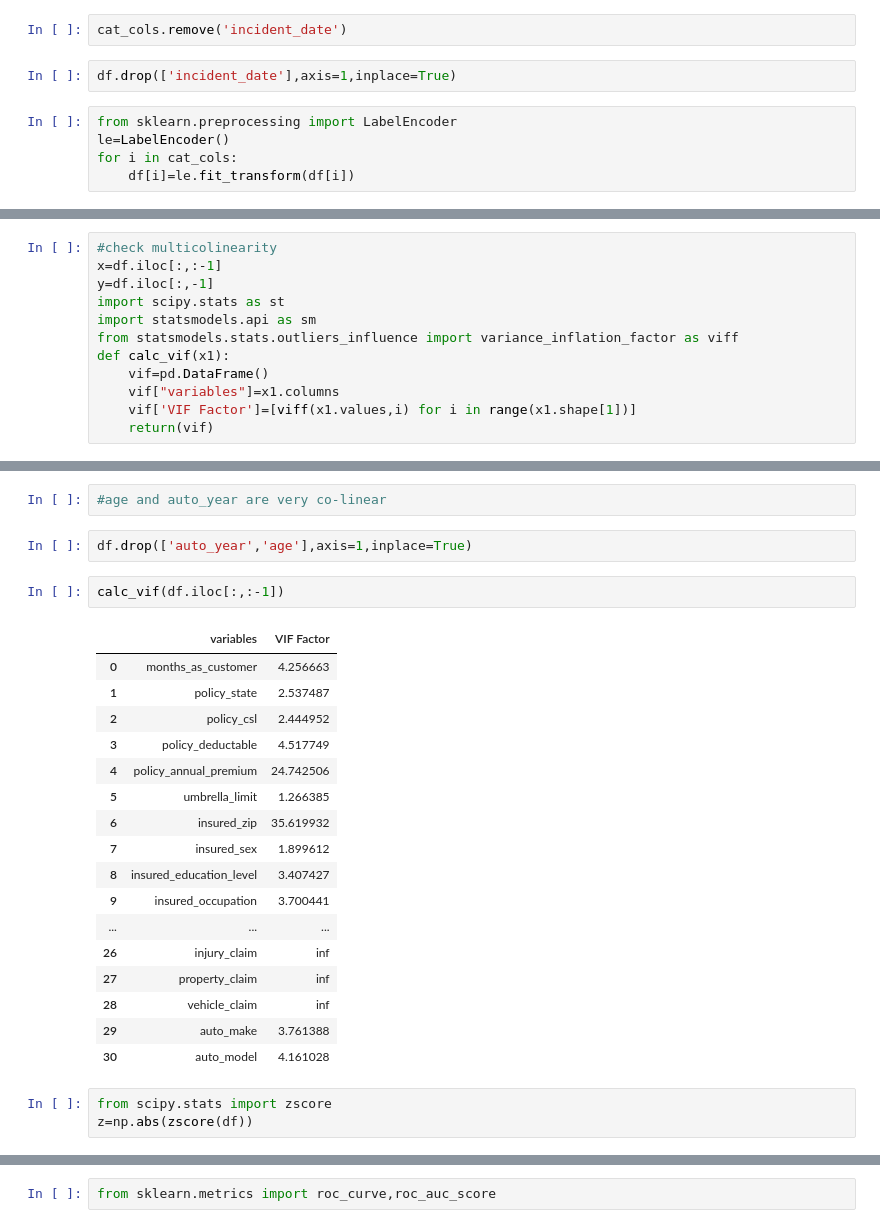
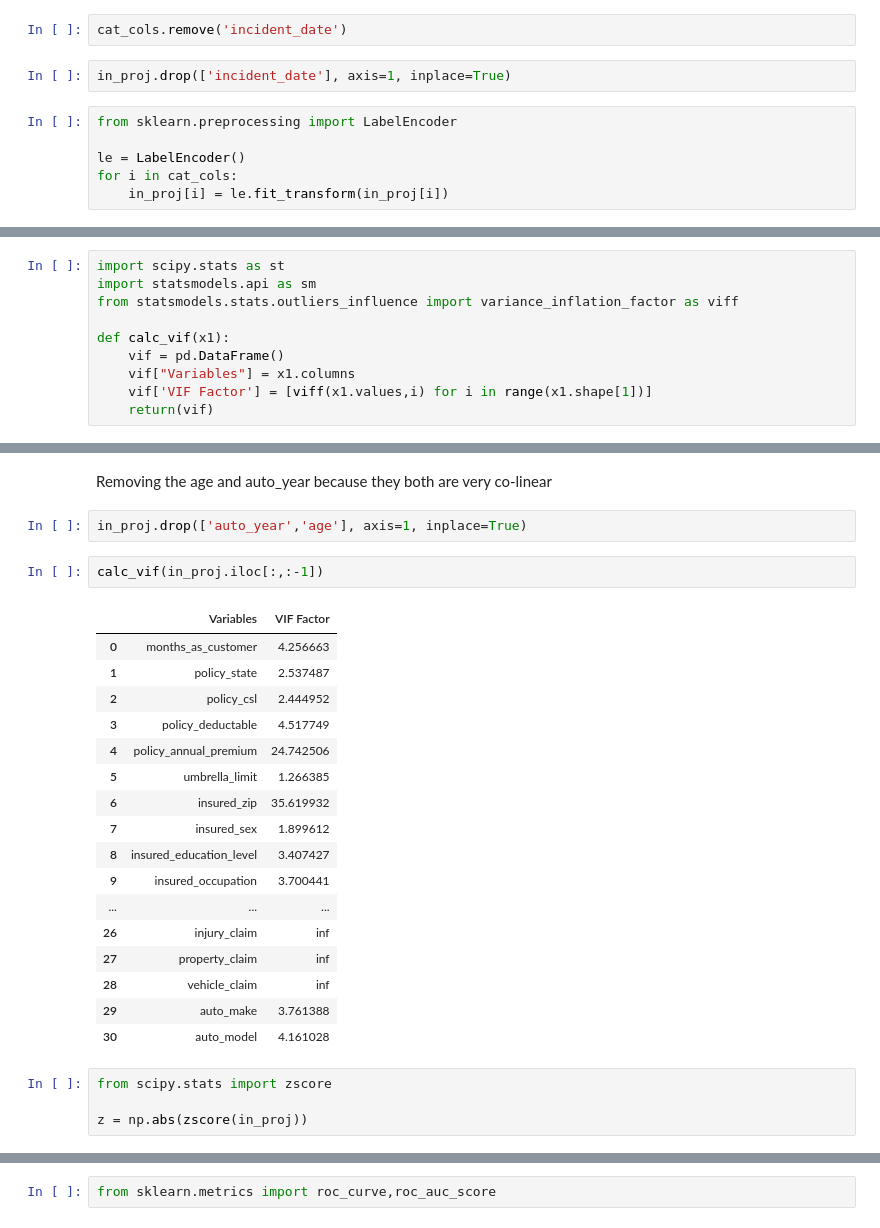
Before and after one commit to SudhanshuKumar19/Projects-, a Jupyter notebook: Evaluation Project 10 - Insurance Claims- Fraud Detection.ipynb, the cells around one changed output, grey strips where cells are left out. Saved outputs shown, nothing was run; the diff lists cells and outputs as text.

```diff
--- a/Evaluation Project 10 - Insurance Claims- Fraud Detection.ipynb
+++ b/Evaluation Project 10 - Insurance Claims- Fraud Detection.ipynb
@@ -409,9 +473,10 @@ cat_cols
 # %%
 cat_cols.remove('incident_date')
 # %%
-df.drop(['incident_date'],axis=1,inplace=True)
+in_proj.drop(['incident_date'], axis=1, inplace=True)
 # %%
 from sklearn.preprocessing import LabelEncoder
-le=LabelEncoder()
+
+le = LabelEncoder()
 for i in cat_cols:
-    df[i]=le.fit_transform(df[i])
+    in_proj[i] = le.fit_transform(in_proj[i])
@@ -418,14 +488,12 @@ for i in cat_cols:
 # %%
-#check multicolinearity
-x=df.iloc[:,:-1]
-y=df.iloc[:,-1]
 import scipy.stats as st
 import statsmodels.api as sm
 from statsmodels.stats.outliers_influence import variance_inflation_factor as viff
+
 def calc_vif(x1):
-    vif=pd.DataFrame()
-    vif["variables"]=x1.columns
-    vif['VIF Factor']=[viff(x1.values,i) for i in range(x1.shape[1])]
+    vif = pd.DataFrame()
+    vif["Variables"] = x1.columns
+    vif['VIF Factor'] = [viff(x1.values,i) for i in range(x1.shape[1])]
     return(vif)
 # %%
 calc_vif(x)
@@ -447,14 +515,14 @@ calc_vif(x)
 | 30 | auto_make | 3.886749 |
 | 31 | auto_model | 4.261466 |
 | 32 | auto_year | 201.202783 |
-# %%
-#age and auto_year are very co-linear
+# %% [markdown]
+Removing the age and auto_year because they both are very co-linear
 # %%
-df.drop(['auto_year','age'],axis=1,inplace=True)
+in_proj.drop(['auto_year','age'], axis=1, inplace=True)
 # %%
-calc_vif(df.iloc[:,:-1])
+calc_vif(in_proj.iloc[:,:-1])
 # %% [output]
-|  | variables | VIF Factor |
+|  | Variables | VIF Factor |
 | 0 | months_as_customer | 4.256663 |
 | 1 | policy_state | 2.537487 |
 | 2 | policy_csl | 2.444952 |
@@ -473,6 +541,7 @@ calc_vif(df.iloc[:,:-1])
 | 30 | auto_model | 4.161028 |
 # %%
 from scipy.stats import zscore
-z=np.abs(zscore(df))
+
+z = np.abs(zscore(in_proj))
 # %%
 for i in [3,3.2,3.4,3.6,3.8,4.0,4.2,4.4,4.6,4.8]:
```
Also changed, not shown: parts of 148 cells of this notebook.
